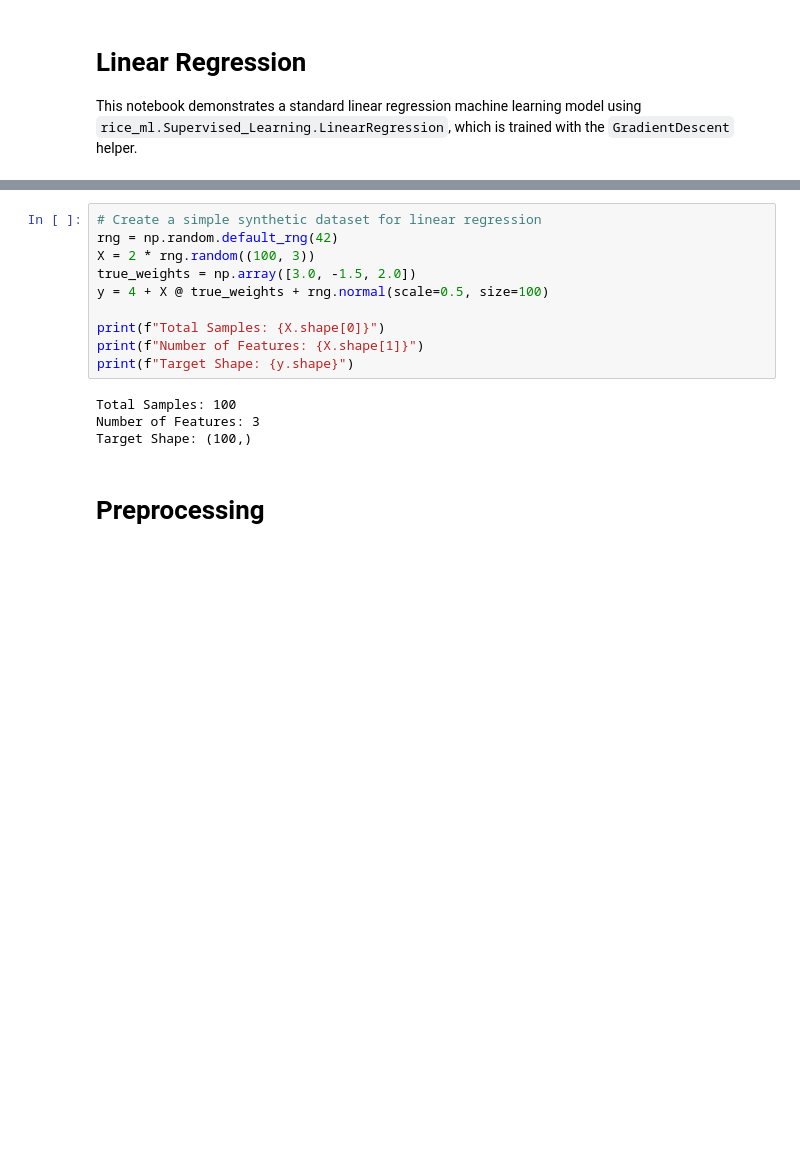
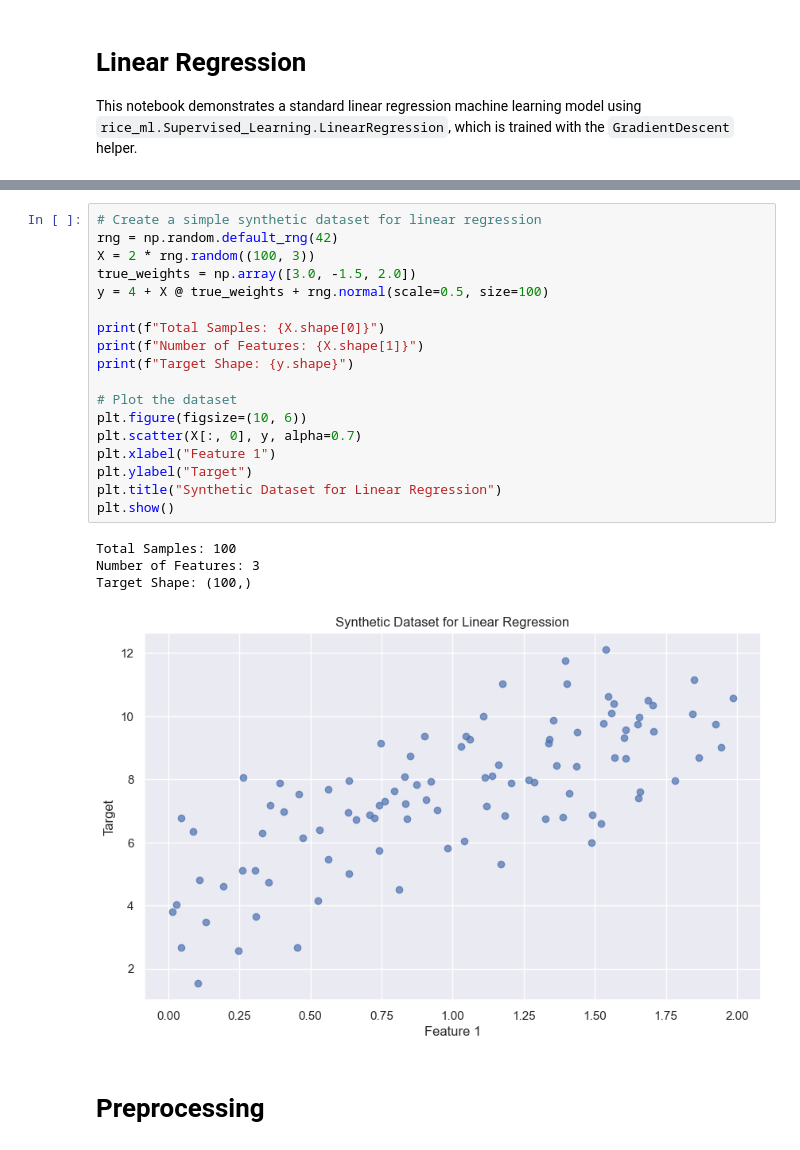
Before and after one commit to ccarr-x/CMOR-438-SP-2026, a Jupyter notebook: examples/Supervised_Learning/Linear_Regression.ipynb, the cells around one changed output, grey strips where cells are left out. Cells and saved outputs as stored; diff of their text form; blank space fills up the shorter version.

```diff
--- a/examples/Supervised_Learning/Linear_Regression.ipynb
+++ b/examples/Supervised_Learning/Linear_Regression.ipynb
@@ -33,17 +31,26 @@ sns.set_theme()
 # %%
 # Create a simple synthetic dataset for linear regression
 rng = np.random.default_rng(42)
 X = 2 * rng.random((100, 3))
 true_weights = np.array([3.0, -1.5, 2.0])
 y = 4 + X @ true_weights + rng.normal(scale=0.5, size=100)
 
 print(f"Total Samples: {X.shape[0]}")
 print(f"Number of Features: {X.shape[1]}")
 print(f"Target Shape: {y.shape}")
+
+# Plot the dataset
+plt.figure(figsize=(10, 6))
+plt.scatter(X[:, 0], y, alpha=0.7)
+plt.xlabel("Feature 1")
+plt.ylabel("Target")
+plt.title("Synthetic Dataset for Linear Regression")
+plt.show()
 # %% [output]
 Total Samples: 100
 Number of Features: 3
 Target Shape: (100,)
+[figure, added]
 # %% [markdown]
 # Preprocessing
 # %%
```
Also changed, not shown: parts of 3 cells of this notebook, 32 other files.
